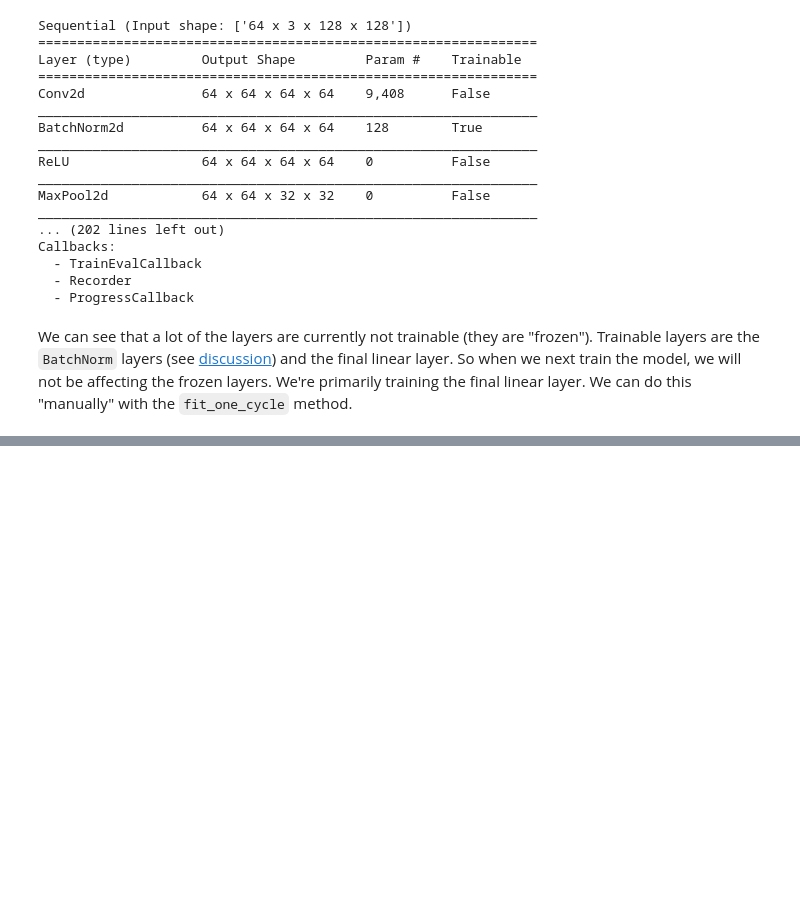
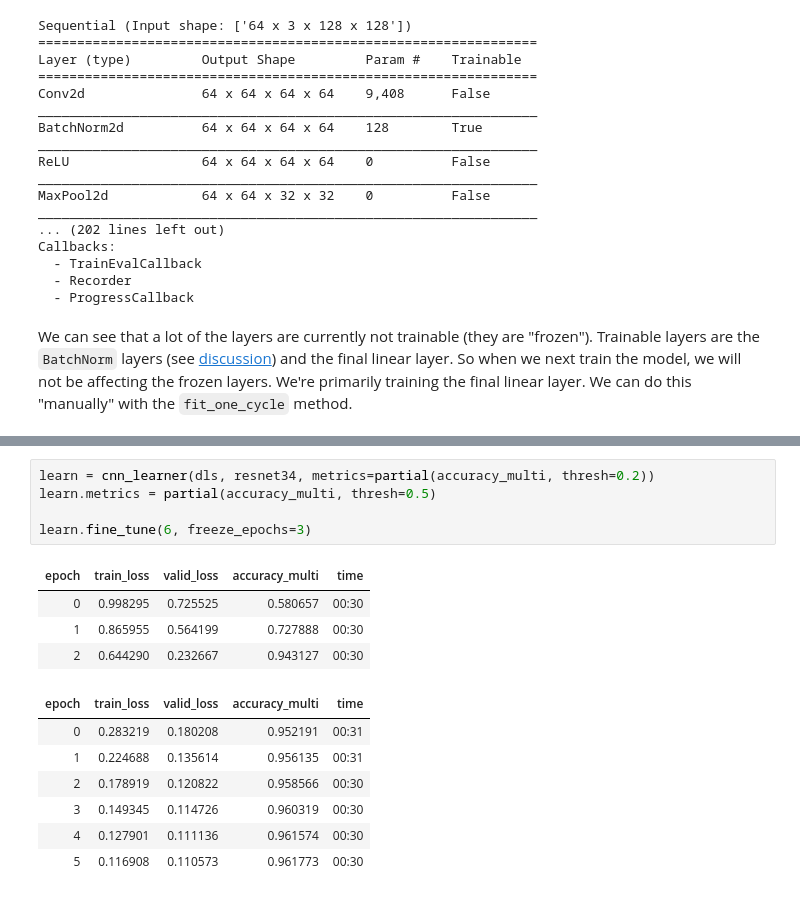
Before and after one commit to djliden/deep_learning_practice, a Jupyter notebook: notebooks/(Un)freezing and Transfer Learning.ipynb, the cells around one changed output, grey strips where cells are left out. Drawn from its saved outputs; the diff is of its cells as text; blank space fills up the shorter version.

```diff
--- a/notebooks/(Un)freezing and Transfer Learning.ipynb
+++ b/notebooks/(Un)freezing and Transfer Learning.ipynb
@@ -111,0 +186,17 @@ KeyboardInterrupt:
+# %%
+learn = cnn_learner(dls, resnet34, metrics=partial(accuracy_multi, thresh=0.2))
+learn.metrics = partial(accuracy_multi, thresh=0.5)
+
+learn.fine_tune(6, freeze_epochs=3)
+# %% [output]
+| epoch | train_loss | valid_loss | accuracy_multi | time |
+| 0 | 0.998295 | 0.725525 | 0.580657 | 00:30 |
+| 1 | 0.865955 | 0.564199 | 0.727888 | 00:30 |
+| 2 | 0.644290 | 0.232667 | 0.943127 | 00:30 |
+| epoch | train_loss | valid_loss | accuracy_multi | time |
+| 0 | 0.283219 | 0.180208 | 0.952191 | 00:31 |
+| 1 | 0.224688 | 0.135614 | 0.956135 | 00:31 |
+| 2 | 0.178919 | 0.120822 | 0.958566 | 00:30 |
+| 3 | 0.149345 | 0.114726 | 0.960319 | 00:30 |
+| 4 | 0.127901 | 0.111136 | 0.961574 | 00:30 |
+| 5 | 0.116908 | 0.110573 | 0.961773 | 00:30 |
```
Also changed, not shown: parts of 18 cells of this notebook.
